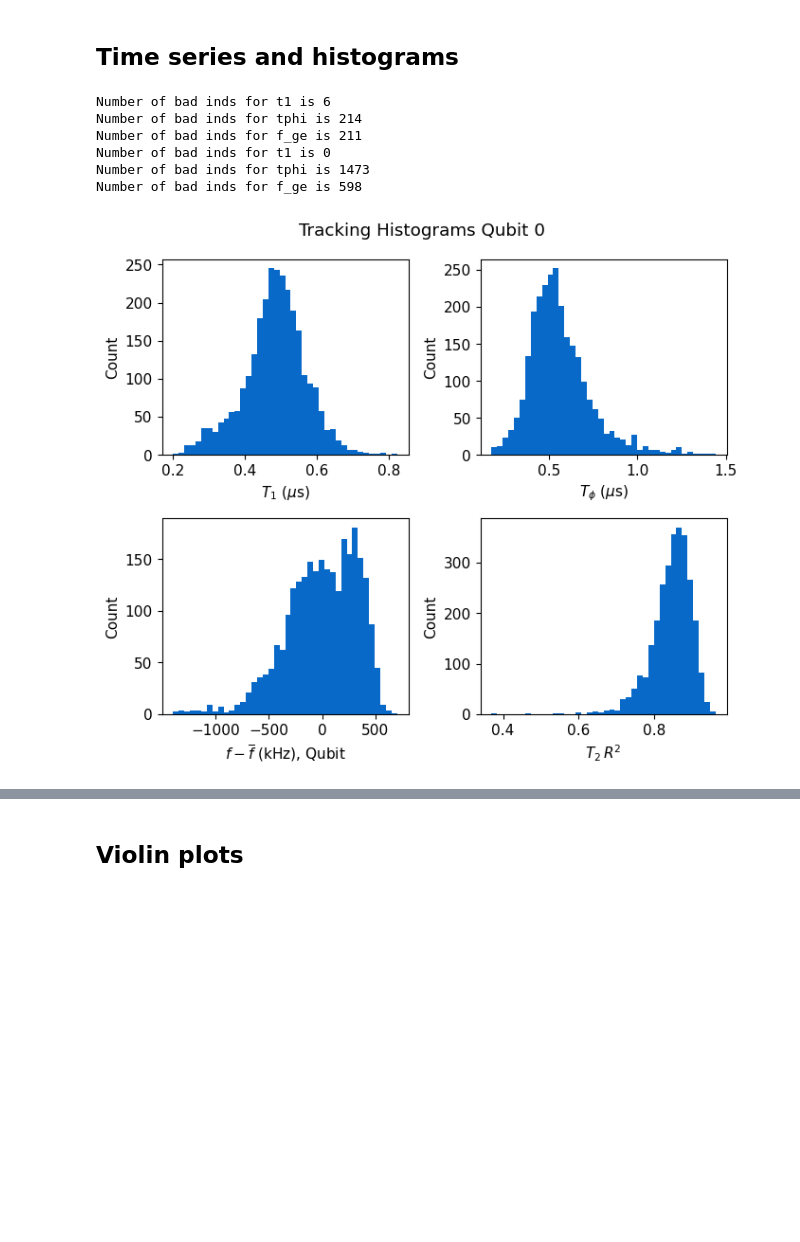
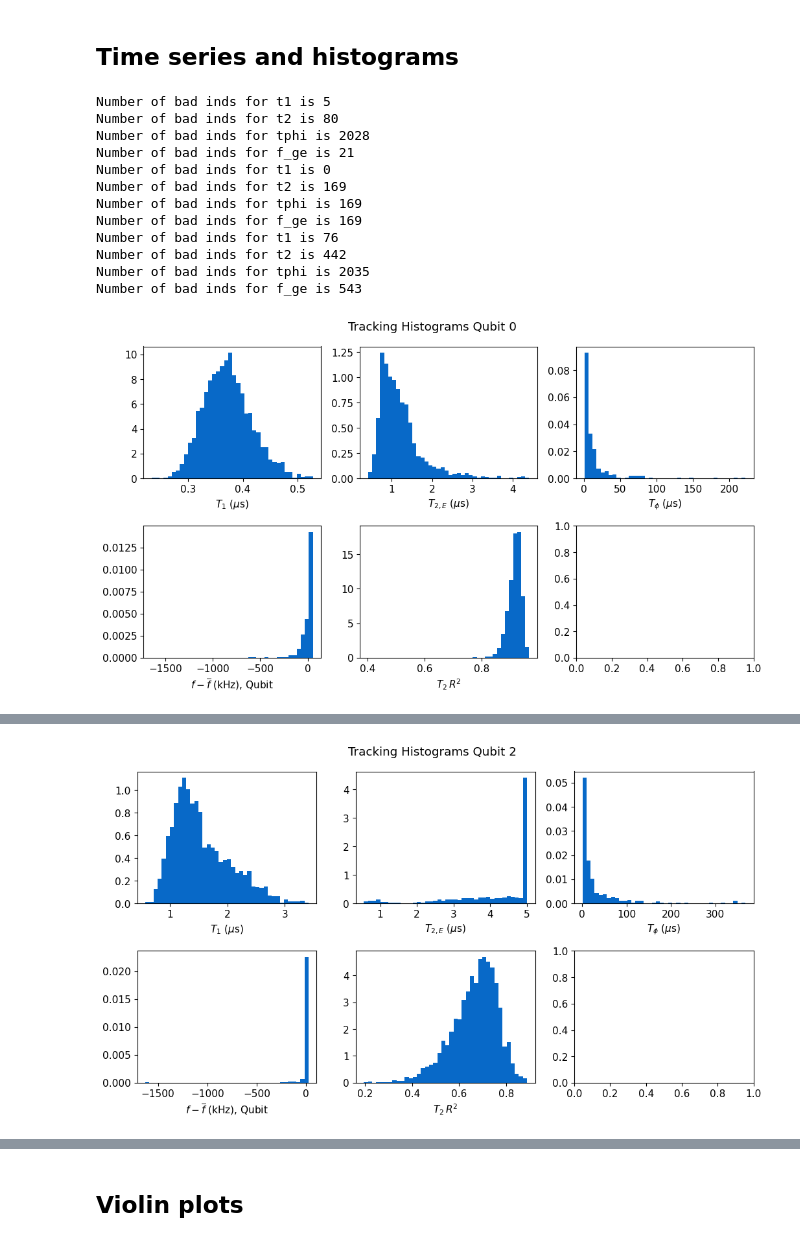
Before and after one commit to SchusterLab/slab_qick_calib, a Jupyter notebook: notebooks_analysis/analyze_tracking.ipynb, the cells around one changed output, grey strips where cells are left out. Saved outputs shown, nothing was run; the diff lists cells and outputs as text; code cells hidden in the pictures; blank space fills up the shorter version.

```diff
--- a/notebooks_analysis/analyze_tracking.ipynb
+++ b/notebooks_analysis/analyze_tracking.ipynb
@@ -145,13 +169,19 @@ for qi in range(len(tt)):
 # %% [markdown]
 ## Time series and histograms
 # %%
-collections.plot_all(tt, param_keys=['t1', 'tphi', 'f_ge', 't2_r2'], save_path=csv_pth, tracking_id=tracking_id)
+collections.plot_all(tt, param_keys=['t1', 't2', 'tphi', 'f_ge', 't2_r2'], save_path=csv_pth, tracking_id=tracking_id)
 plt.show()
 # %% [output]
-Number of bad inds for t1 is 6
-Number of bad inds for tphi is 214
-Number of bad inds for f_ge is 211
+Number of bad inds for t1 is 5
+Number of bad inds for t2 is 80
+Number of bad inds for tphi is 2028
+Number of bad inds for f_ge is 21
 Number of bad inds for t1 is 0
-Number of bad inds for tphi is 1473
-Number of bad inds for f_ge is 598
+Number of bad inds for t2 is 169
+Number of bad inds for tphi is 169
+Number of bad inds for f_ge is 169
+Number of bad inds for t1 is 76
+Number of bad inds for t2 is 442
+Number of bad inds for tphi is 2035
+Number of bad inds for f_ge is 543
-[figure, old version]
+[figure, new version]
@@ -159,3 +189,4 @@ Number of bad inds for f_ge is 598
+[figure, added]
 # %%
 collections.plot_all(tt, param_keys=['Gamma1', 'Gamma2', 'Gammaphi', 'f_ge','t2_r2'], plot_time=True, save_path=csv_pth, tracking_id=tracking_id)
 plt.show()
```
Also changed, not shown: parts of 18 cells of this notebook, 28 other files.
